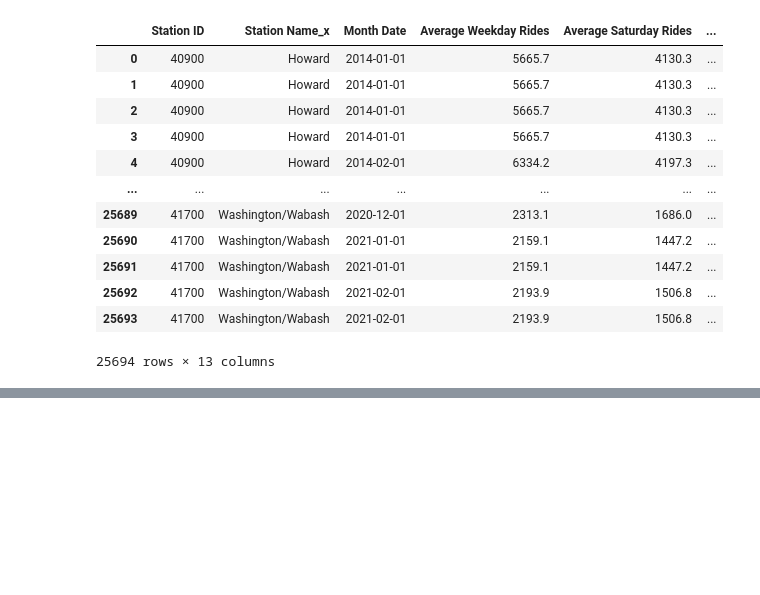
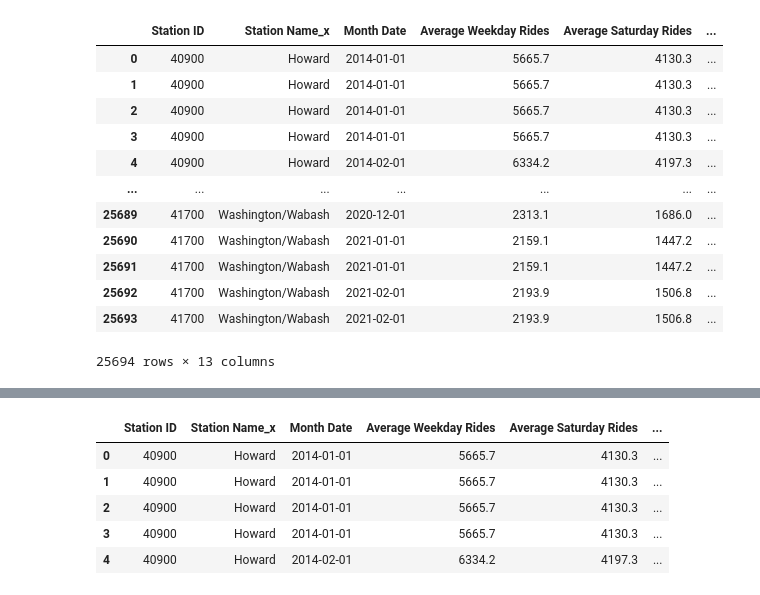
Before and after one commit to ArielleEagan/project-1, a Jupyter notebook: CTA Data.ipynb, the cells around one changed output, grey strips where cells are left out. Cells and saved outputs as stored; diff of their text form; code cells hidden in the pictures; blank space fills up the shorter version.

```diff
--- a/CTA Data.ipynb
+++ b/CTA Data.ipynb
@@ -161,0 +191,10 @@ new_monthly_df
+# %%
+new_monthly_df['season'] = new_monthly_df.Month.apply(lambda x:season_dict[x])
+new_monthly_df.head()
+# %% [output]
+|  | Station ID | Station Name_x | Month Date | Average Weekday Rides | Average Saturday Rides | ... |
+| 0 | 40900 | Howard | 2014-01-01 | 5665.7 | 4130.3 | ... |
+| 1 | 40900 | Howard | 2014-01-01 | 5665.7 | 4130.3 | ... |
+| 2 | 40900 | Howard | 2014-01-01 | 5665.7 | 4130.3 | ... |
+| 3 | 40900 | Howard | 2014-01-01 | 5665.7 | 4130.3 | ... |
+| 4 | 40900 | Howard | 2014-02-01 | 6334.2 | 4197.3 | ... |
```
Also changed, not shown: parts of 6 cells of this notebook.
